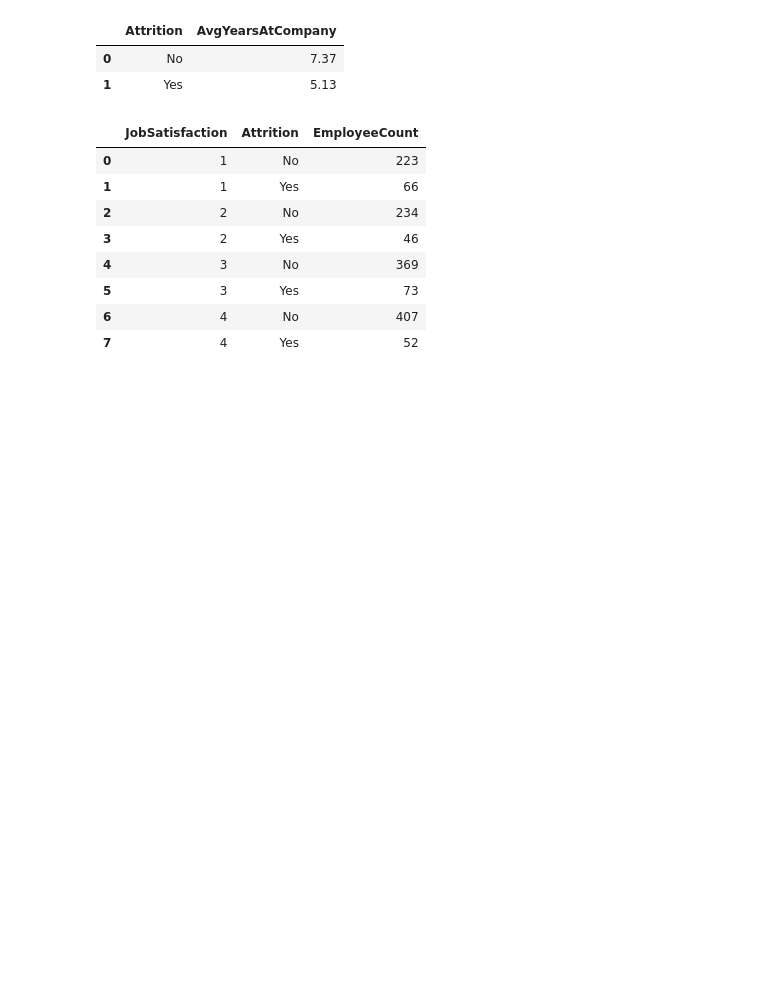
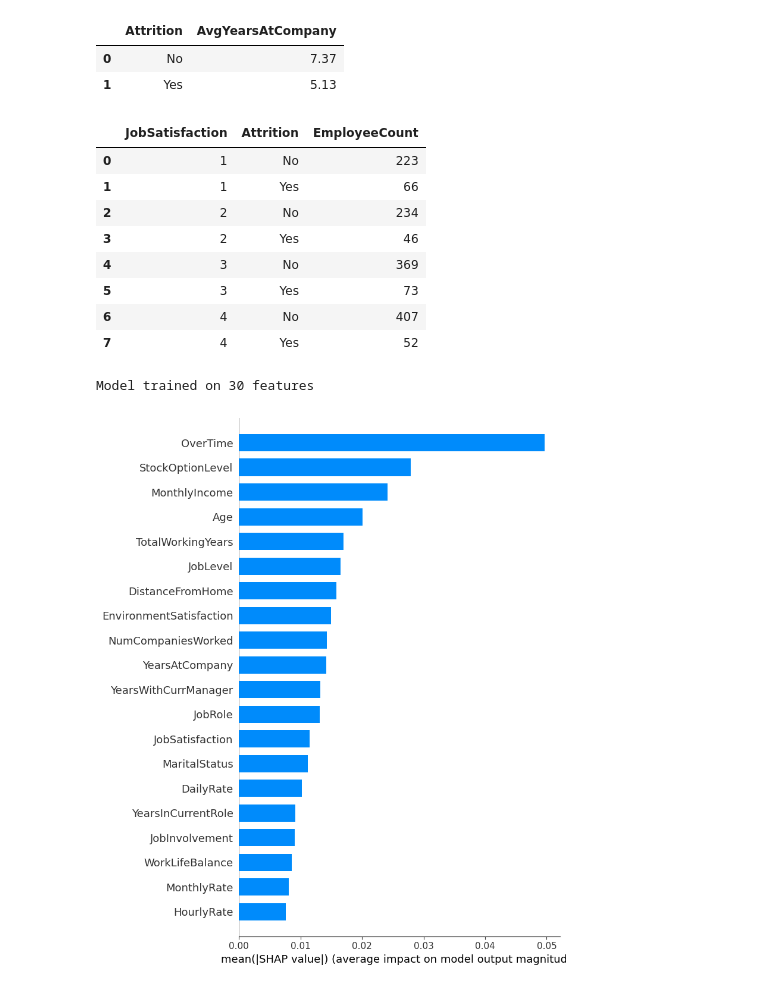
Before and after one commit to zainaahamed-work/Employee-Attrition-Analytics-XAI, a Jupyter notebook: Employee_Attrition_Project.ipynb, the cells around one changed output. Cells and saved outputs as stored; diff of their text form; code cells hidden in the pictures; blank space fills up the shorter version.

Commit message:
Phase 6 - SHAP explainability complete.Created using Colab

```diff
--- a/Employee_Attrition_Project.ipynb
+++ b/Employee_Attrition_Project.ipynb
@@ -425,0 +430,38 @@ result5
+# %%
+# Load the fully cleaned dataset produced in Phase 3
+df_model = pd.read_csv('/content/drive/MyDrive/Employee_Attrition_Project/HR_Attrition_Cleaned.csv')
+
+# Separate the features (inputs) from the target (what SHAP will explain)
+X = df_model.drop(columns=['Attrition'])
+y = df_model['Attrition']
+# %%
+# Import the Random Forest classifier
+from sklearn.ensemble import RandomForestClassifier
+
+# Train a Random Forest purely to give SHAP something to analyse -
+# its predictions are never used or reported anywhere in this project
+model = RandomForestClassifier(n_estimators=100, random_state=42)
+model.fit(X, y)
+
+# Confirm the model trained on the expected number of features
+print(f"Model trained on {model.n_features_in_} features")
+# %% [output]
+Model trained on 30 features
+# %%
+# Import the SHAP library
+import shap
+
+# Create a SHAP explainer specifically optimised for tree-based models like Random Forest
+explainer = shap.TreeExplainer(model)
+
+# Calculate SHAP values for every employee in the dataset
+shap_values = explainer.shap_values(X)
+
+# This comes back as one value per employee, per feature, per outcome (Stayed/Left).
+# We only care about explaining why someone left, so we select that slice specifically
+shap_values_left = shap_values[:, :, 1]
+# %%
+# Build the SHAP Summary Plot: ranks every feature by its average influence on attrition
+shap.summary_plot(shap_values_left, X, plot_type='bar')
+# %% [output]
+[figure, added]
```
Also changed, not shown: parts of 4 cells of this notebook.
